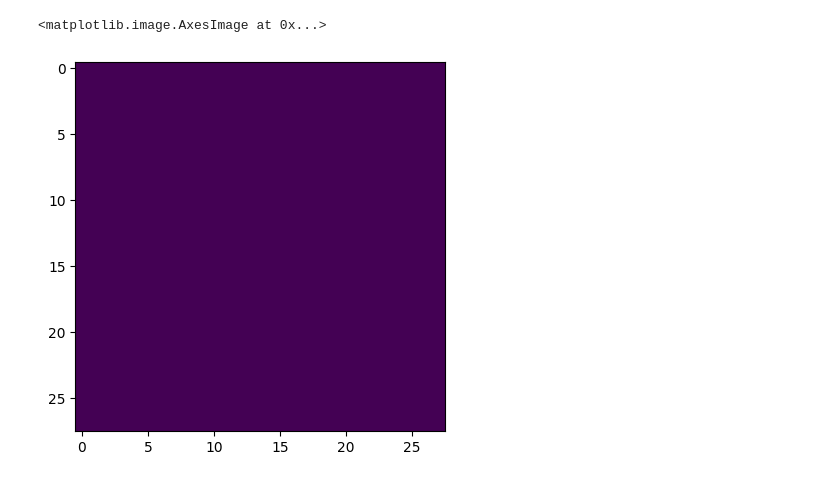
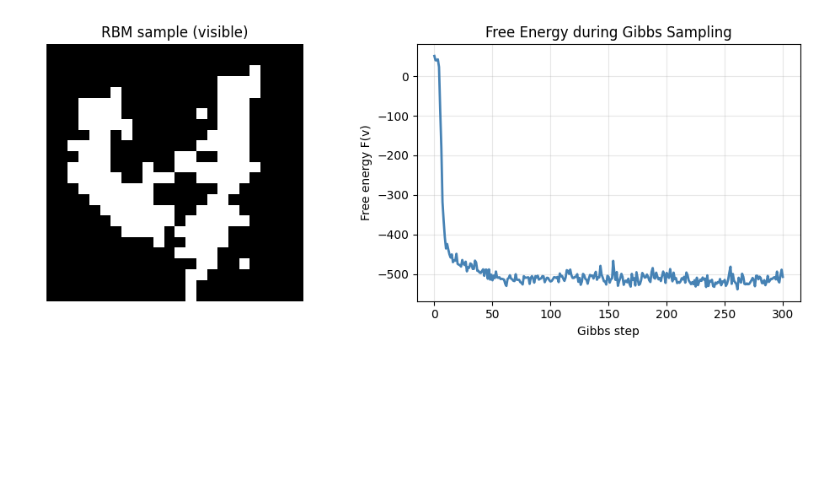
Before and after one commit to vivekhsridhar/EBMs, a Jupyter notebook: RestrictedBoltzmannMachine.ipynb, the cells around one changed output. Cells and saved outputs as stored; diff of their text form; code cells hidden in the pictures; blank space fills up the shorter version.

```diff
--- a/RestrictedBoltzmannMachine.ipynb
+++ b/RestrictedBoltzmannMachine.ipynb
@@ -36,9 +54,9 @@ Each digit flattened to 784 dimensions
 # %%
 class Neuron:
-    """Lightweight neuron wrapper that delegates storage to the RBM arrays.
-    Keeps per-neuron API (state, sample_state) for educational parity with the
-    original BoltzmannMachine implementation while permitting efficient
-    vectorized RBM computations under the hood.
+    """
+    Lightweight per-unit wrapper used only for pedagogical continuity.
+    Actual RBM computations use vectorized arrays (self.v, self.h) for speed.
+    The wrapper reads/writes into those arrays so students can inspect states.
     """
     def __init__(self, index, layer, rbm):
         # layer: 'v' for visible, 'h' for hidden
@@ -48,22 +66,23 @@ class Neuron:
 
     @property
     def state(self):
-        if self.layer == 'v':
-            return float(self.rbm.v[self.index])
-        return float(self.rbm.h[self.index])
+        # Return the current state from the RBM's vector storage (0.0 or 1.0)
+        return float(self.rbm.v[self.index]) if self.layer == 'v' else float(self.rbm.h[self.index])
 
     @state.setter
     def state(self, value):
+        # Write back into the RBM arrays; keeps wrappers consistent with vectors
         if self.layer == 'v':
             self.rbm.v[self.index] = float(value)
         else:
             self.rbm.h[self.index] = float(value)
 
     def activate(self, x):
-        # reuse RBM's sigmoid (with clipping handled there)
+        # Reuse RBM's sigmoid for numerical stability
         return self.rbm.sigmoid(x)
 
     def sample_state(self, input_sum):
+        # Sample a binary state given input_sum (probabilistic)
         p = self.activate(input_sum)
         s = 1.0 if np.random.rand() < p else 0.0
         self.state = s
@@ -215,5 +246,25 @@ Epoch 500/500 complete.
 # %%
-def sample_from_rbm(rbm, steps=500):
-    # Generate a sample using RBM.gibbs_sample
-    v = rbm.gibbs_sample(steps=steps)
-    return v
+def sample_from_rbm(rbm, steps=500, track_energy=False):
+    """Helper: run gibbs_sample and optionally return energy history."""
+    out = rbm.gibbs_sample(steps=steps, track_energy=track_energy)
+    return out
+
+# Single-sample with free-energy tracking and plot (educational diagnostic)
+sample, energy_history = sample_from_rbm(rbm, steps=300, track_energy=True)
+sample_img = sample.reshape(IMAGE_SIZE, IMAGE_SIZE)
+
+fig, (ax1, ax2) = plt.subplots(1, 2, figsize=(10, 4))
+ax1.imshow(sample_img, cmap='gray', interpolation='nearest')
+ax1.axis('off')
+ax1.set_title('RBM sample (visible)')
+
+ax2.plot(energy_history, linewidth=2, color='steelblue')
+ax2.set_xlabel('Gibbs step')
+ax2.set_ylabel('Free energy F(v)')
+ax2.set_title('Free Energy during Gibbs Sampling')
+ax2.grid(True, alpha=0.3)
+
+plt.tight_layout()
+plt.show()
+# %% [output]
+[figure, added]
@@ -223,6 +271 @@ sample_img = sample.reshape(28, 28)
-# %%
-plt.imshow(sample_img)
-# %% [output]
-<matplotlib.image.AxesImage at 0x...>
-[figure, removed]
 # %%
```
Also changed, not shown: parts of 7 cells of this notebook, 1 other file.
